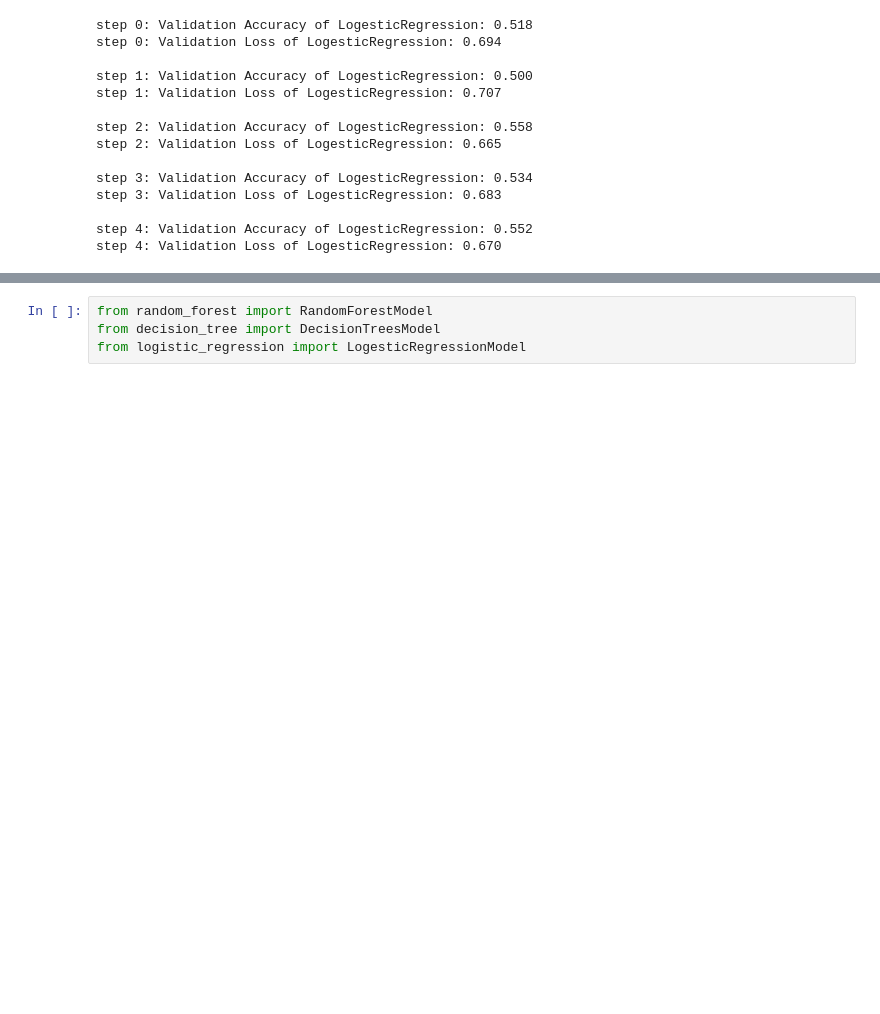
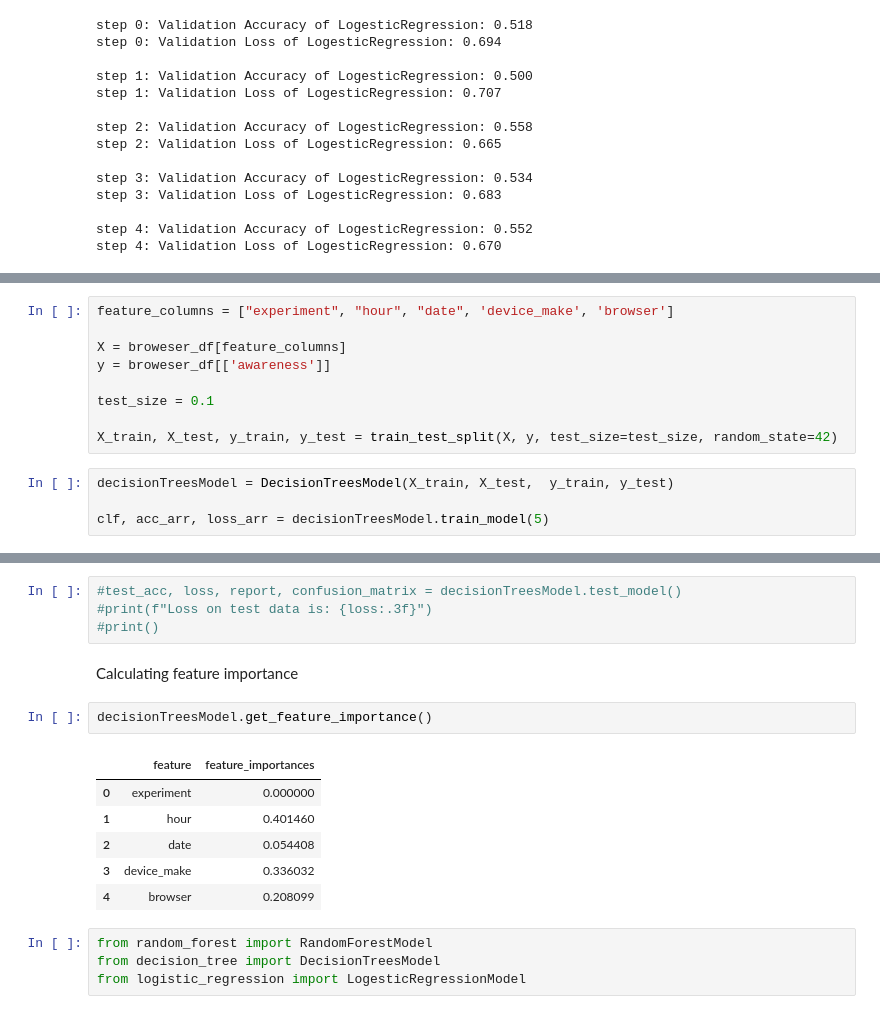
Before and after one commit to 10Academy-B6-W2/Smart-Ads-campaign-performance-analysis, a Jupyter notebook: notebooks/ML_AB_Testing.ipynb, the cells around one changed output, grey strips where cells are left out. Drawn from its saved outputs; the diff is of its cells as text; blank space fills up the shorter version.

Commit message:
train model using decision tree using browser dataframe

```diff
--- a/notebooks/ML_AB_Testing.ipynb
+++ b/notebooks/ML_AB_Testing.ipynb
@@ -341,0 +348,13 @@ p_values_df
+# %%
+feature_columns = ["experiment", "hour", "date", 'device_make', 'browser']
+
+X = broweser_df[feature_columns]
+y = broweser_df[['awareness']]
+
+test_size = 0.1
+
+X_train, X_test, y_train, y_test = train_test_split(X, y, test_size=test_size, random_state=42)
+# %%
+decisionTreesModel = DecisionTreesModel(X_train, X_test,  y_train, y_test)
+
+clf, acc_arr, loss_arr = decisionTreesModel.train_model(5)
@@ -342,3 +376,18 @@ p_values_df
+# %%
+#test_acc, loss, report, confusion_matrix = decisionTreesModel.test_model()
+#print(f"Loss on test data is: {loss:.3f}")
+#print()
+# %% [markdown]
+Calculating feature importance
+# %%
+decisionTreesModel.get_feature_importance()
+# %% [output]
+|  | feature | feature_importances |
+| 0 | experiment | 0.000000 |
+| 1 | hour | 0.401460 |
+| 2 | date | 0.054408 |
+| 3 | device_make | 0.336032 |
+| 4 | browser | 0.208099 |
 # %%
 from random_forest import RandomForestModel
 from decision_tree import DecisionTreesModel
```
Also changed, not shown: parts of 5 cells of this notebook, 1 other file.
